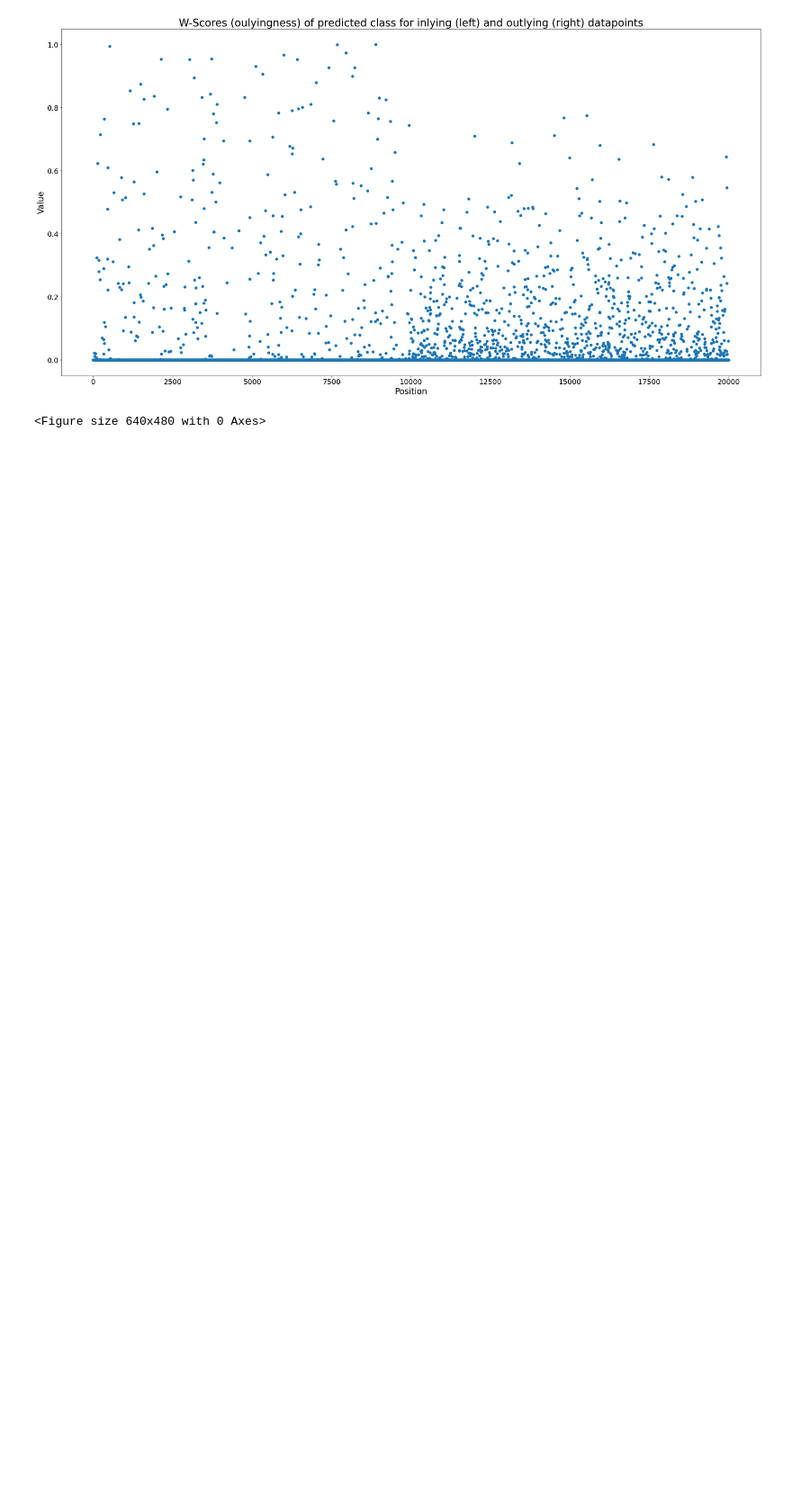
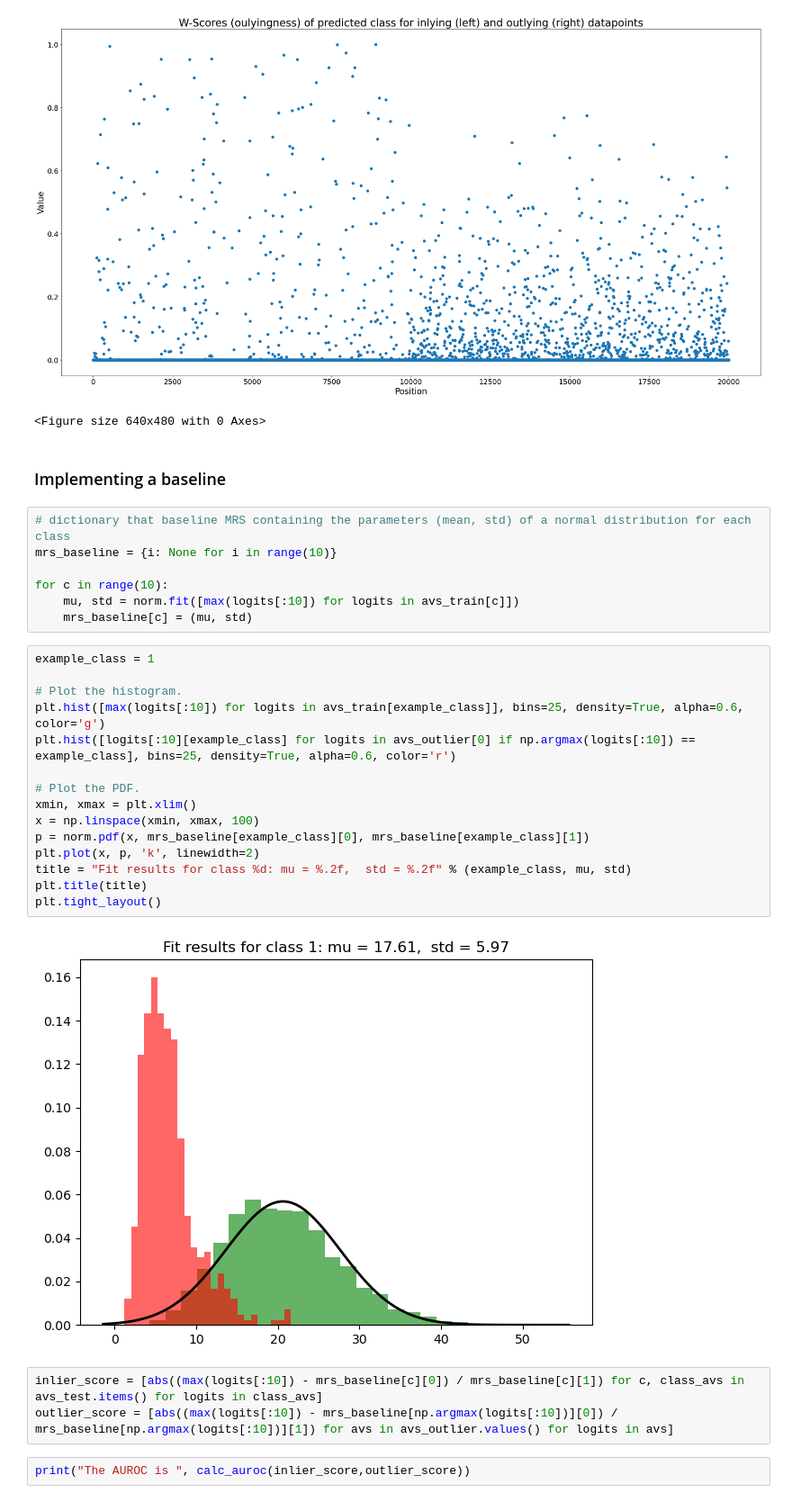
Before and after one commit to grobruegge/crosr_bda, a Jupyter notebook: visualizations.ipynb, the cells around one changed output. Shown at 90% size. Saved outputs shown, nothing was run; the diff lists cells and outputs as text; blank space fills up the shorter version.

Commit message:
Implemented Baseline

```diff
--- a/visualizations.ipynb
+++ b/visualizations.ipynb
@@ -178,3 +178,34 @@ plt.tight_layout()
 # %% [output]
 [figure]
 <Figure size 640x480 with 0 Axes>
+# %% [markdown]
+### Implementing a baseline
+# %%
+# dictionary that baseline MRS containing the parameters (mean, std) of a normal distribution for each class
+mrs_baseline = {i: None for i in range(10)}
+
+for c in range(10):
+    mu, std = norm.fit([max(logits[:10]) for logits in avs_train[c]])
+    mrs_baseline[c] = (mu, std)
+# %%
+example_class = 1
+
+# Plot the histogram.
+plt.hist([max(logits[:10]) for logits in avs_train[example_class]], bins=25, density=True, alpha=0.6, color='g')
+plt.hist([logits[:10][example_class] for logits in avs_outlier[0] if np.argmax(logits[:10]) == example_class], bins=25, density=True, alpha=0.6, color='r')
+
+# Plot the PDF.
+xmin, xmax = plt.xlim()
+x = np.linspace(xmin, xmax, 100)
+p = norm.pdf(x, mrs_baseline[example_class][0], mrs_baseline[example_class][1])
+plt.plot(x, p, 'k', linewidth=2)
+title = "Fit results for class %d: mu = %.2f,  std = %.2f" % (example_class, mu, std)
+plt.title(title)
+plt.tight_layout()
+# %% [output]
+[figure, added]
+# %%
+inlier_score = [abs((max(logits[:10]) - mrs_baseline[c][0]) / mrs_baseline[c][1]) for c, class_avs in avs_test.items() for logits in class_avs]
+outlier_score = [abs((max(logits[:10]) - mrs_baseline[np.argmax(logits[:10])][0]) / mrs_baseline[np.argmax(logits[:10])][1]) for avs in avs_outlier.values() for logits in avs]
+# %%
+print("The AUROC is ", calc_auroc(inlier_score,outlier_score))
```
Also changed, not shown: parts of 6 cells of this notebook, 3 other files.
